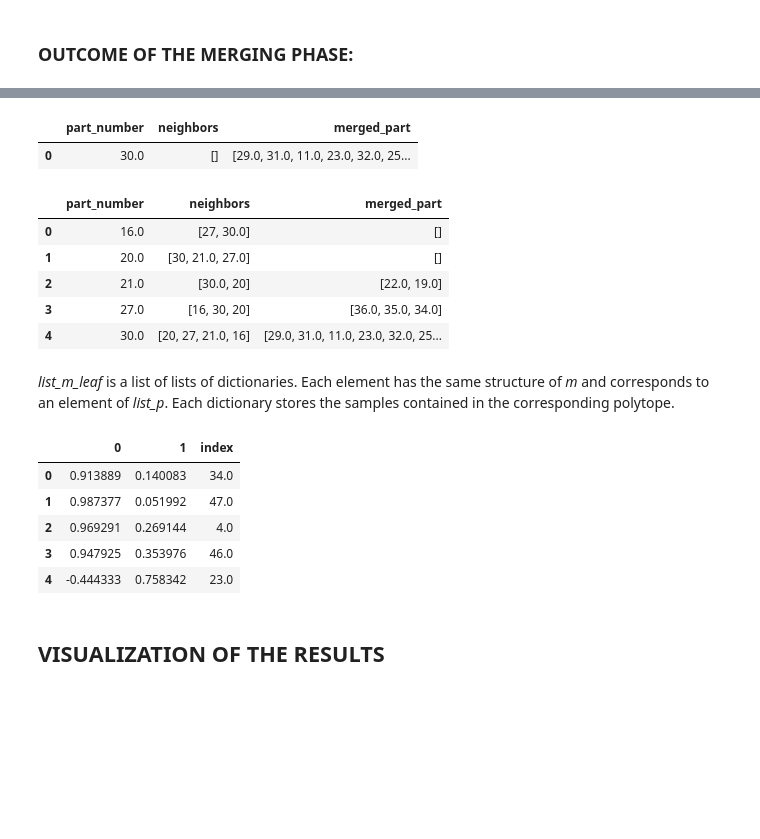
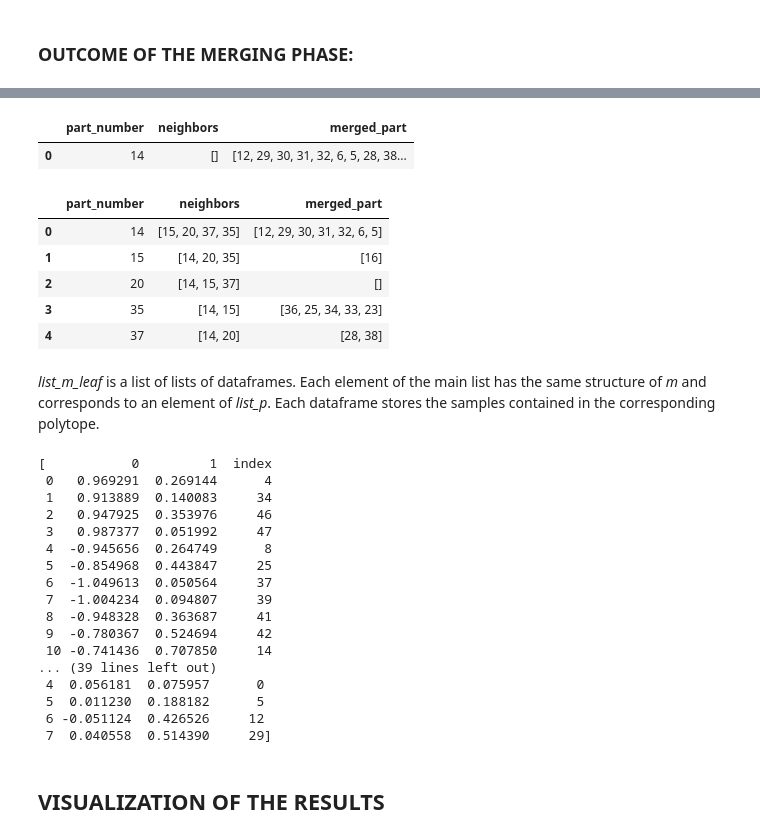
Before and after one commit to SilviaMariaMacri/Unsupervised-Mondrian-Forest, a Jupyter notebook: example/moons2D.ipynb, the cells around one changed output, grey strips where cells are left out. Saved outputs shown, nothing was run; the diff lists cells and outputs as text; code cells hidden in the pictures; blank space fills up the shorter version.

```diff
--- a/example/moons2D.ipynb
+++ b/example/moons2D.ipynb
@@ -60,6 +83,6 @@ lifetime = 5
 exp = 5
 metric = 'min_corr'  # 'variance','centroid_diff','centroid_ratio','min'
 # %%
-Mondrian.mondrian_tree(namefile,X,t0,lifetime,exp,metric)
+part,m,list_p,list_m_leaf = Mondrian.mondrian_tree(X,t0,lifetime,exp,metric)
 # %% [output]
 PARTITIONING:
@@ -69,5 +92,3 @@ range of possible number of clusters: 1-18
-# %%
-part,m,list_p,list_m_leaf = Mondrian.read_tree(namefile)
 # %% [markdown]
 ### OUTCOME OF THE PARTITIONING PHASE:
 # %% [markdown]
@@ -125,30 +146,41 @@ pd.DataFrame(list_p[-1])
 # %%
 # first element of the list: all the subspaces are merged
-pd.DataFrame(list_p[0])
+list_p[0]
 # %% [output]
 |  | part_number | neighbors | merged_part |
-| 0 | 30.0 | [] | [29.0, 31.0, 11.0, 23.0, 32.0, 25... |
+| 0 | 14 | [] | [12, 29, 30, 31, 32, 6, 5, 28, 38... |
 # %%
 # fifth element of the list:
-pd.DataFrame(list_p[4])
+list_p[4]
 # %% [output]
 |  | part_number | neighbors | merged_part |
-| 0 | 16.0 | [27, 30.0] | [] |
-| 1 | 20.0 | [30, 21.0, 27.0] | [] |
-| 2 | 21.0 | [30.0, 20] | [22.0, 19.0] |
-| 3 | 27.0 | [16, 30, 20] | [36.0, 35.0, 34.0] |
-| 4 | 30.0 | [20, 27, 21.0, 16] | [29.0, 31.0, 11.0, 23.0, 32.0, 25... |
+| 0 | 14 | [15, 20, 37, 35] | [12, 29, 30, 31, 32, 6, 5] |
+| 1 | 15 | [14, 20, 35] | [16] |
+| 2 | 20 | [14, 15, 37] | [] |
+| 3 | 35 | [14, 15] | [36, 25, 34, 33, 23] |
+| 4 | 37 | [14, 20] | [28, 38] |
 # %% [markdown]
-*list_m_leaf* is a list of lists of dictionaries. Each element has the same structure of *m* and corresponds to an element of *list_p*. Each dictionary stores the samples contained in the corresponding polytope.
+*list_m_leaf* is a list of lists of dataframes. Each element of the main list has the same structure of *m* and corresponds to an element of *list_p*. Each dataframe stores the samples contained in the corresponding polytope.
 # %%
-pd.DataFrame(list_m_leaf[0][0]).head()
+list_m_leaf[4]
 # %% [output]
-|  | 0 | 1 | index |
-| 0 | 0.913889 | 0.140083 | 34.0 |
-| 1 | 0.987377 | 0.051992 | 47.0 |
-| 2 | 0.969291 | 0.269144 | 4.0 |
-| 3 | 0.947925 | 0.353976 | 46.0 |
-| 4 | -0.444333 | 0.758342 | 23.0 |
+[           0         1  index
+ 0   0.969291  0.269144      4
+ 1   0.913889  0.140083     34
+ 2   0.947925  0.353976     46
+ 3   0.987377  0.051992     47
+ 4  -0.945656  0.264749      8
+ 5  -0.854968  0.443847     25
+ 6  -1.049613  0.050564     37
+ 7  -1.004234  0.094807     39
+ 8  -0.948328  0.363687     41
+ 9  -0.780367  0.524694     42
+ 10 -0.741436  0.707850     14
+... (39 lines left out)
+ 4  0.056181  0.075957      0
+ 5  0.011230  0.188182      5
+ 6 -0.051124  0.426526     12
+ 7  0.040558  0.514390     29]
 # %% [markdown]
 ## VISUALIZATION OF THE RESULTS
 # %% [markdown]
```
Also changed, not shown: parts of 19 cells of this notebook, 33 other files.
